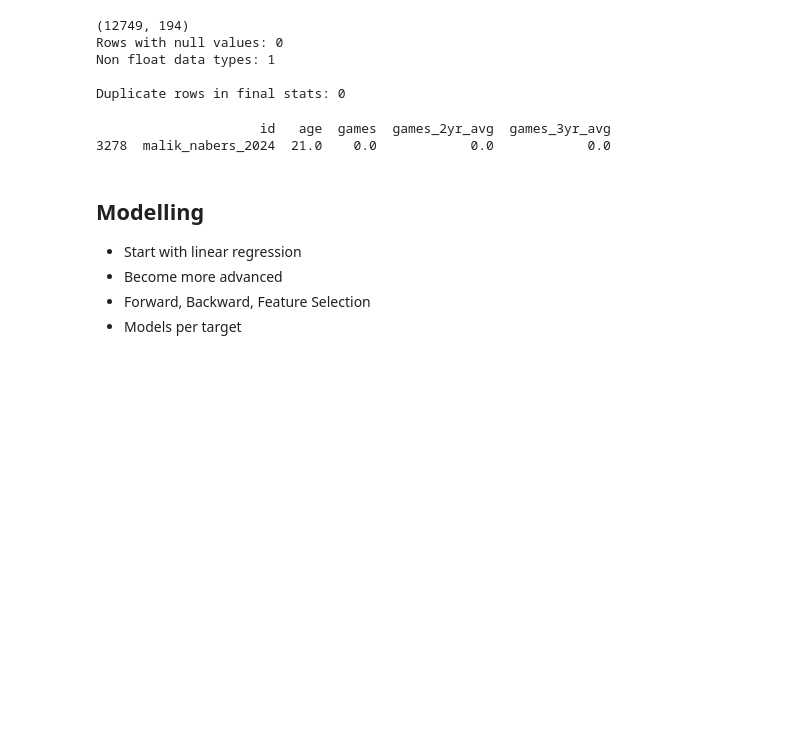
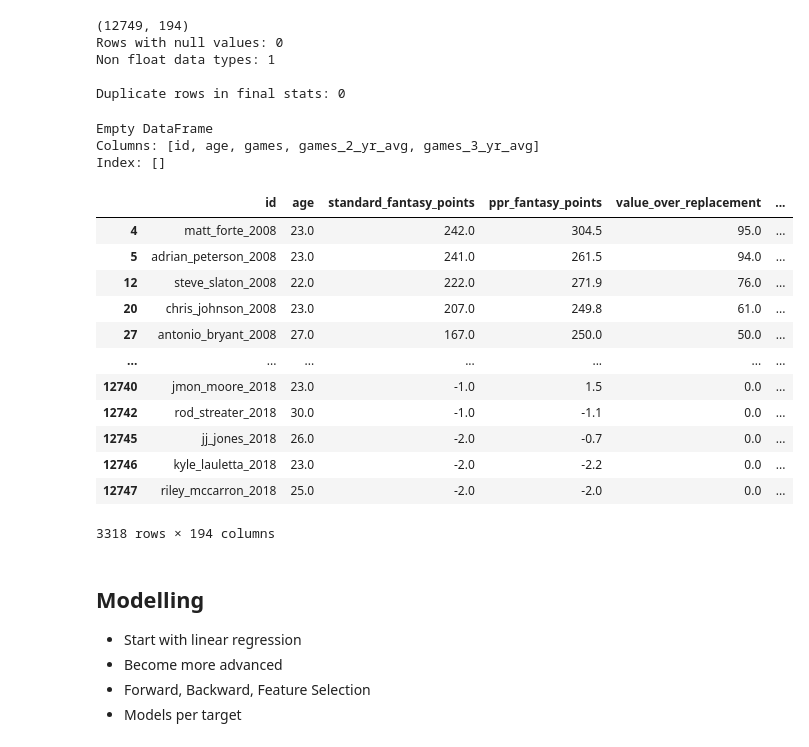
Before and after one commit to vivsiv/ff-model, a Jupyter notebook: notebooks/fantasy_data_collection.ipynb, the cells around one changed output. Saved outputs shown, nothing was run; the diff lists cells and outputs as text; code cells hidden in the pictures; blank space fills up the shorter version.

```diff
--- a/notebooks/fantasy_data_collection.ipynb
+++ b/notebooks/fantasy_data_collection.ipynb
@@ -72,7 +75,7 @@ Non float data types: 1
 Duplicate rows in final stats: 0
 # %%
 # Check that games are joined correctly (rookies should have 0 game played)
-print(final_stats[final_stats['id'] == 'malik_nabers_2024'][['id', 'age','games', 'games_2yr_avg', 'games_3yr_avg']])
+print(final_stats[final_stats['id'] == 'malik_nabers_2024'][['id', 'age','games', 'games_2_yr_avg', 'games_3_yr_avg']])
 
 # Check that the correct year in player fantasy stats is joined with the correct year in player stats
 
@@ -80,8 +83,26 @@ print(final_stats[final_stats['id'] == 'malik_nabers_2024'][['id', 'age','games'
 
 # TODO: brainstorm other sanity checks
 # %% [output]
-                     id   age  games  games_2yr_avg  games_3yr_avg
-3278  malik_nabers_2024  21.0    0.0            0.0            0.0
+Empty DataFrame
+Columns: [id, age, games, games_2_yr_avg, games_3_yr_avg]
+Index: []
+# %%
+# print rookie algorithm
+display(final_stats[(final_stats['games'] == 0) & (final_stats['games_2yr_avg'] == 0) & (final_stats['games_3yr_avg'] == 0)])
+# %% [output]
+|  | id | age | standard_fantasy_points | ppr_fantasy_points | value_over_replacement | ... |
+| 4 | matt_forte_2008 | 23.0 | 242.0 | 304.5 | 95.0 | ... |
+| 5 | adrian_peterson_2008 | 23.0 | 241.0 | 261.5 | 94.0 | ... |
+| 12 | steve_slaton_2008 | 22.0 | 222.0 | 271.9 | 76.0 | ... |
+| 20 | chris_johnson_2008 | 23.0 | 207.0 | 249.8 | 61.0 | ... |
+| 27 | antonio_bryant_2008 | 27.0 | 167.0 | 250.0 | 50.0 | ... |
+| ... | ... | ... | ... | ... | ... | ... |
+| 12740 | jmon_moore_2018 | 23.0 | -1.0 | 1.5 | 0.0 | ... |
+| 12742 | rod_streater_2018 | 30.0 | -1.0 | -1.1 | 0.0 | ... |
+| 12745 | jj_jones_2018 | 26.0 | -2.0 | -0.7 | 0.0 | ... |
+| 12746 | kyle_lauletta_2018 | 23.0 | -2.0 | -2.2 | 0.0 | ... |
+| 12747 | riley_mccarron_2018 | 25.0 | -2.0 | -2.0 | 0.0 | ... |
+3318 rows × 194 columns
 # %%
 
 engineer.generate_feature_analysis()
```
Also changed, not shown: parts of 6 cells of this notebook, 3 other files.
